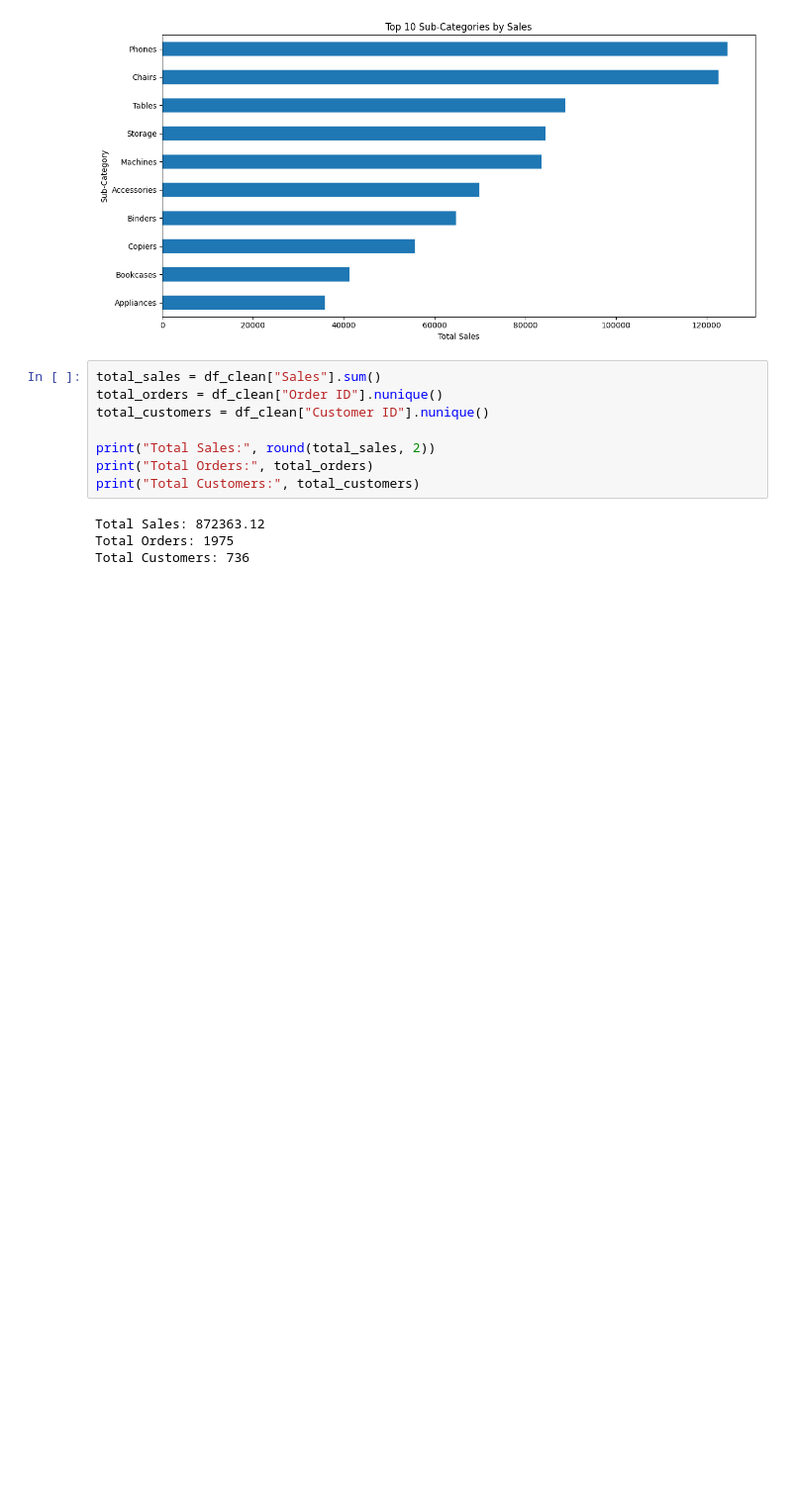
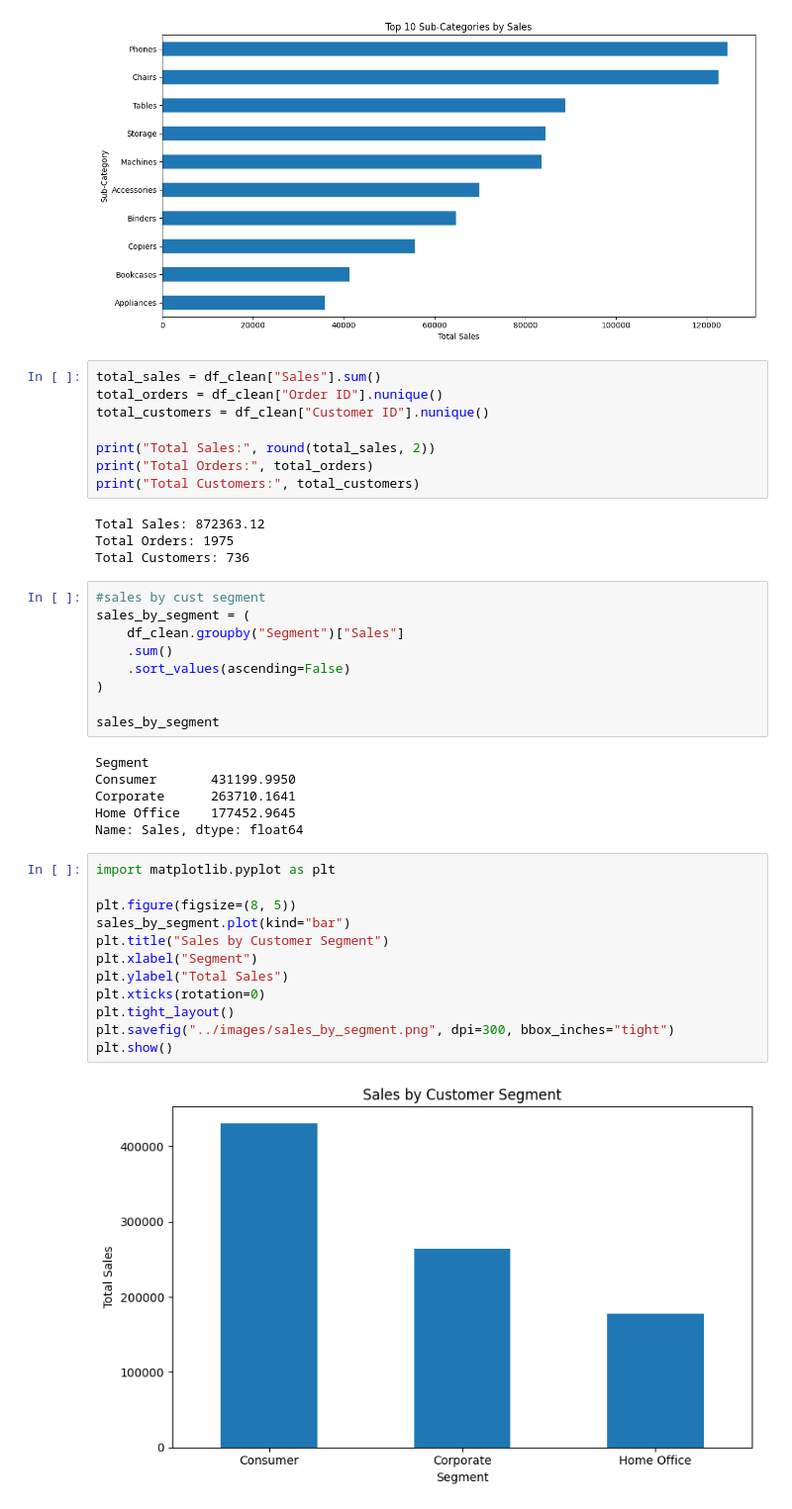
Before and after one commit to ahmd-byte/sales-perfomance-analysis, a Jupyter notebook: notebooks/sales_analysis.ipynb, the cells around one changed output. Shown at 99% size. Drawn from its saved outputs; the diff is of its cells as text; blank space fills up the shorter version.

Commit message:
feat: add sales analysis notebook, cleaned dataset, and supporting visualization charts

```diff
--- a/notebooks/sales_analysis.ipynb
+++ b/notebooks/sales_analysis.ipynb
@@ -267,3 +267,32 @@ print("Total Customers:", total_customers)
 Total Sales: 872363.12
 Total Orders: 1975
 Total Customers: 736
+# %%
+#sales by cust segment
+sales_by_segment = (
+    df_clean.groupby("Segment")["Sales"]
+    .sum()
+    .sort_values(ascending=False)
+)
+
+sales_by_segment
+# %% [output]
+Segment
+Consumer       431199.9950
+Corporate      263710.1641
+Home Office    177452.9645
+Name: Sales, dtype: float64
+# %%
+import matplotlib.pyplot as plt
+
+plt.figure(figsize=(8, 5))
+sales_by_segment.plot(kind="bar")
+plt.title("Sales by Customer Segment")
+plt.xlabel("Segment")
+plt.ylabel("Total Sales")
+plt.xticks(rotation=0)
+plt.tight_layout()
+plt.savefig("../images/sales_by_segment.png", dpi=300, bbox_inches="tight")
+plt.show()
+# %% [output]
+[figure, added]
```
Also changed, not shown: parts of 15 cells of this notebook, 6 other files.
